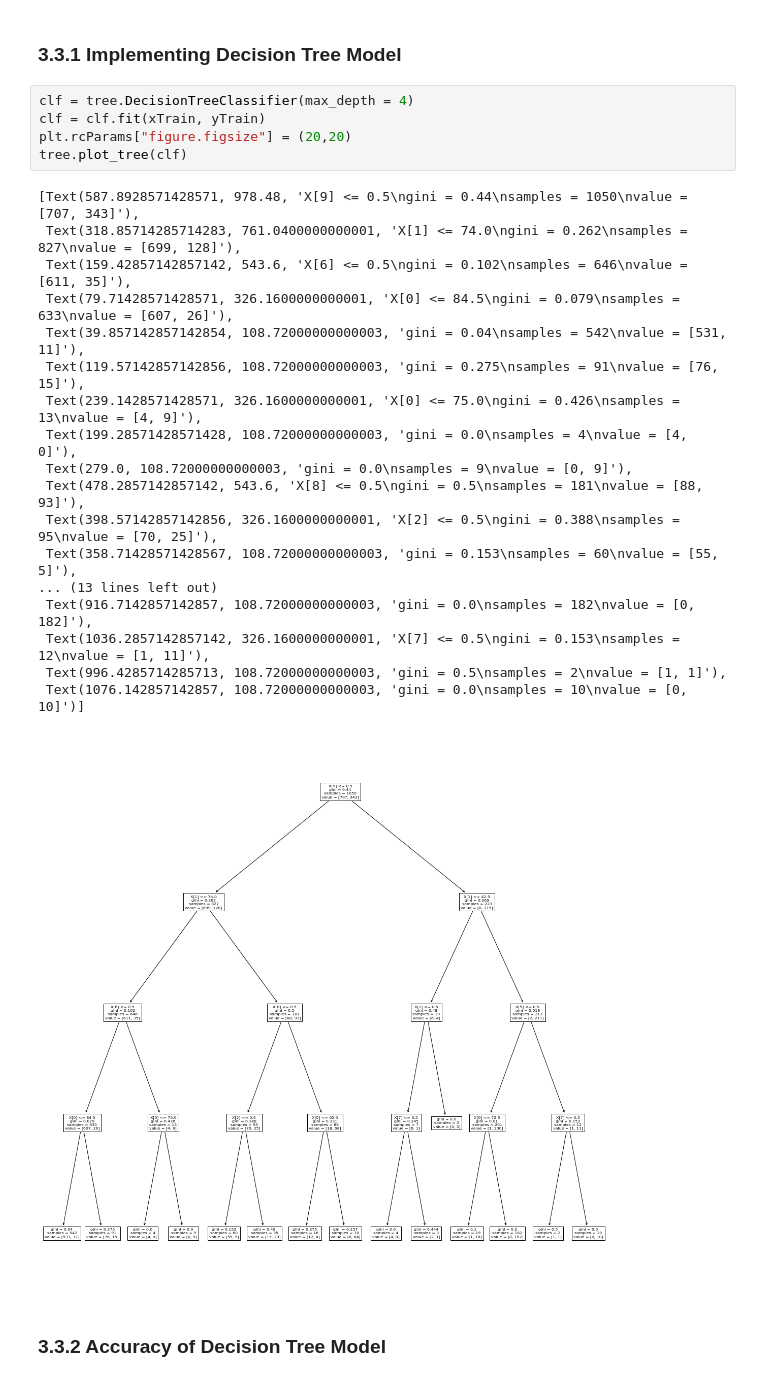
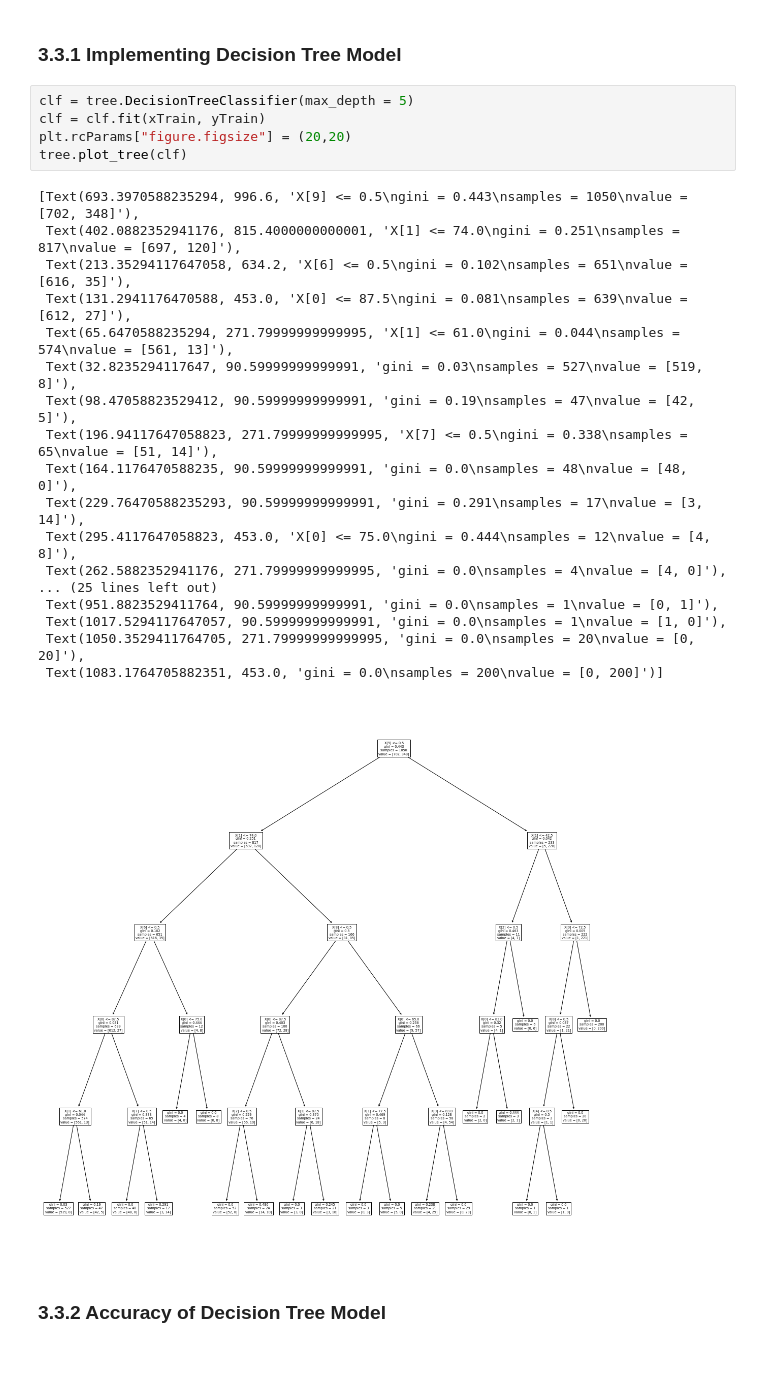
Before and after one commit to AlfieHobson/DataMining, a Jupyter notebook: ACW/201602395.ipynb, the cells around one changed output. Drawn from its saved outputs; the diff is of its cells as text.

```diff
--- a/ACW/201602395.ipynb
+++ b/ACW/201602395.ipynb
@@ -453,29 +453,29 @@ https://towardsdatascience.com/decision-tree-classification-de64fc4d5aac
 # %% [markdown]
 ### 3.3.1 Implementing Decision Tree Model
 # %%
-clf = tree.DecisionTreeClassifier(max_depth = 4)
+clf = tree.DecisionTreeClassifier(max_depth = 5)
 clf = clf.fit(xTrain, yTrain)
 plt.rcParams["figure.figsize"] = (20,20)
 tree.plot_tree(clf)
 # %% [output]
-[Text(587.8928571428571, 978.48, 'X[9] <= 0.5\ngini = 0.44\nsamples = 1050\nvalue = [707, 343]'),
- Text(318.85714285714283, 761.0400000000001, 'X[1] <= 74.0\ngini = 0.262\nsamples = 827\nvalue = [699, 128]'),
- Text(159.42857142857142, 543.6, 'X[6] <= 0.5\ngini = 0.102\nsamples = 646\nvalue = [611, 35]'),
- Text(79.71428571428571, 326.1600000000001, 'X[0] <= 84.5\ngini = 0.079\nsamples = 633\nvalue = [607, 26]'),
- Text(39.857142857142854, 108.72000000000003, 'gini = 0.04\nsamples = 542\nvalue = [531, 11]'),
- Text(119.57142857142856, 108.72000000000003, 'gini = 0.275\nsamples = 91\nvalue = [76, 15]'),
- Text(239.1428571428571, 326.1600000000001, 'X[0] <= 75.0\ngini = 0.426\nsamples = 13\nvalue = [4, 9]'),
- Text(199.28571428571428, 108.72000000000003, 'gini = 0.0\nsamples = 4\nvalue = [4, 0]'),
- Text(279.0, 108.72000000000003, 'gini = 0.0\nsamples = 9\nvalue = [0, 9]'),
- Text(478.2857142857142, 543.6, 'X[8] <= 0.5\ngini = 0.5\nsamples = 181\nvalue = [88, 93]'),
- Text(398.57142857142856, 326.1600000000001, 'X[2] <= 0.5\ngini = 0.388\nsamples = 95\nvalue = [70, 25]'),
- Text(358.71428571428567, 108.72000000000003, 'gini = 0.153\nsamples = 60\nvalue = [55, 5]'),
-... (13 lines left out)
- Text(916.7142857142857, 108.72000000000003, 'gini = 0.0\nsamples = 182\nvalue = [0, 182]'),
- Text(1036.2857142857142, 326.1600000000001, 'X[7] <= 0.5\ngini = 0.153\nsamples = 12\nvalue = [1, 11]'),
- Text(996.4285714285713, 108.72000000000003, 'gini = 0.5\nsamples = 2\nvalue = [1, 1]'),
- Text(1076.142857142857, 108.72000000000003, 'gini = 0.0\nsamples = 10\nvalue = [0, 10]')]
+[Text(693.3970588235294, 996.6, 'X[9] <= 0.5\ngini = 0.443\nsamples = 1050\nvalue = [702, 348]'),
+ Text(402.0882352941176, 815.4000000000001, 'X[1] <= 74.0\ngini = 0.251\nsamples = 817\nvalue = [697, 120]'),
+ Text(213.35294117647058, 634.2, 'X[6] <= 0.5\ngini = 0.102\nsamples = 651\nvalue = [616, 35]'),
+ Text(131.2941176470588, 453.0, 'X[0] <= 87.5\ngini = 0.081\nsamples = 639\nvalue = [612, 27]'),
+ Text(65.6470588235294, 271.79999999999995, 'X[1] <= 61.0\ngini = 0.044\nsamples = 574\nvalue = [561, 13]'),
+ Text(32.8235294117647, 90.59999999999991, 'gini = 0.03\nsamples = 527\nvalue = [519, 8]'),
+ Text(98.47058823529412, 90.59999999999991, 'gini = 0.19\nsamples = 47\nvalue = [42, 5]'),
+ Text(196.94117647058823, 271.79999999999995, 'X[7] <= 0.5\ngini = 0.338\nsamples = 65\nvalue = [51, 14]'),
+ Text(164.1176470588235, 90.59999999999991, 'gini = 0.0\nsamples = 48\nvalue = [48, 0]'),
+ Text(229.76470588235293, 90.59999999999991, 'gini = 0.291\nsamples = 17\nvalue = [3, 14]'),
+ Text(295.4117647058823, 453.0, 'X[0] <= 75.0\ngini = 0.444\nsamples = 12\nvalue = [4, 8]'),
+ Text(262.5882352941176, 271.79999999999995, 'gini = 0.0\nsamples = 4\nvalue = [4, 0]'),
+... (25 lines left out)
+ Text(951.8823529411764, 90.59999999999991, 'gini = 0.0\nsamples = 1\nvalue = [0, 1]'),
+ Text(1017.5294117647057, 90.59999999999991, 'gini = 0.0\nsamples = 1\nvalue = [1, 0]'),
+ Text(1050.3529411764705, 271.79999999999995, 'gini = 0.0\nsamples = 20\nvalue = [0, 20]'),
+ Text(1083.1764705882351, 453.0, 'gini = 0.0\nsamples = 200\nvalue = [0, 200]')]
-[figure, old version]
+[figure, new version]
 # %% [markdown]
 ### 3.3.2 Accuracy of Decision Tree Model
 # %%
```
Also changed, not shown: parts of 16 cells of this notebook, 1 other file.
